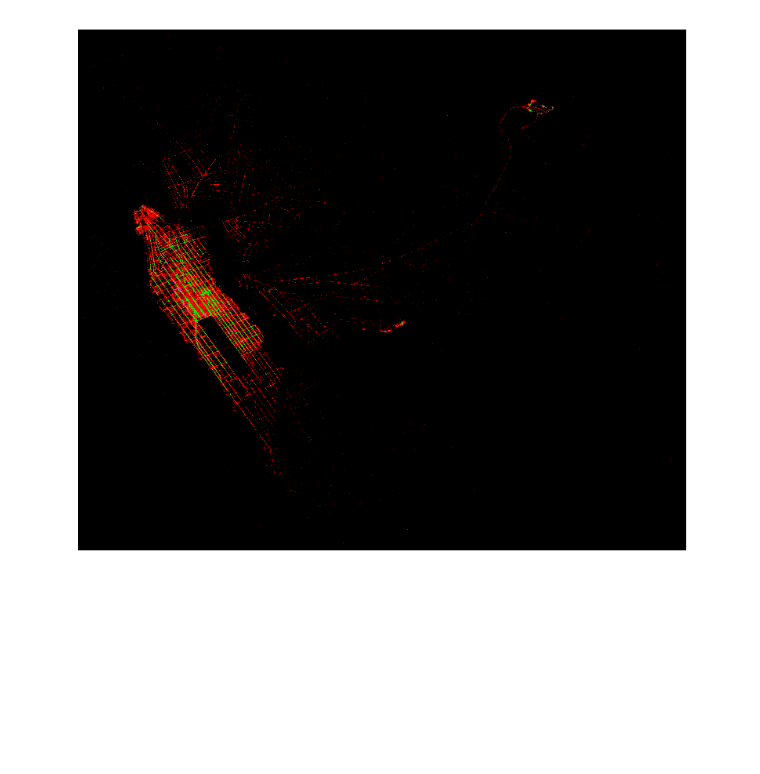
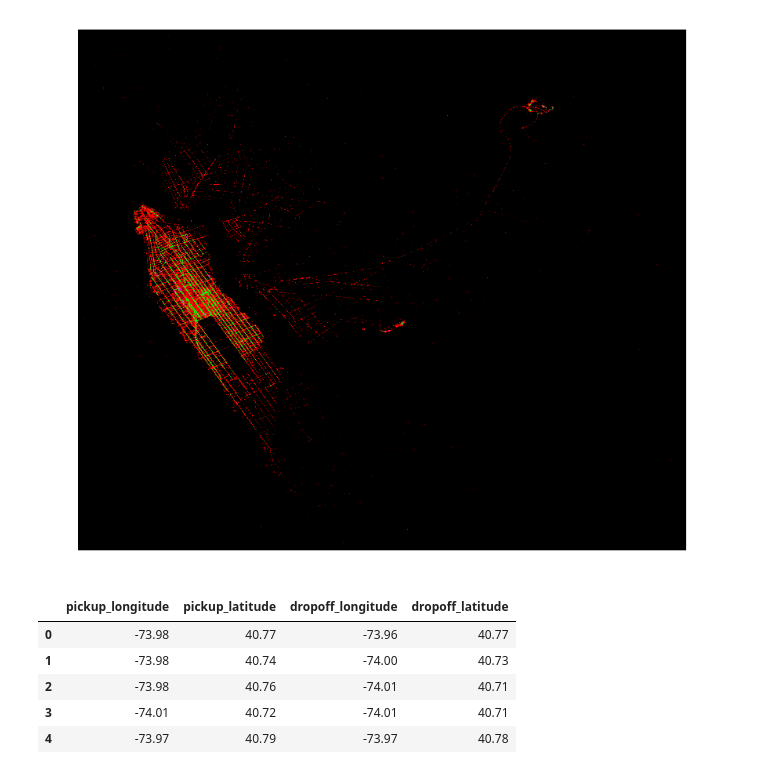
Before and after one commit to gadren/gadre_ninad_spring2018_BDSIA, a Jupyter notebook: Final_project/Scripts/Data Cleaning.ipynb, the cells around one changed output. Drawn from its saved outputs; the diff is of its cells as text; code cells hidden in the pictures; blank space fills up the shorter version.

```diff
--- a/Final_project/Scripts/Data Cleaning.ipynb
+++ b/Final_project/Scripts/Data Cleaning.ipynb
@@ -370,0 +372,9 @@ ax.set_axis_off()
+# %%
+np.round(location_df, decimals=2).head()
+# %% [output]
+|  | pickup_longitude | pickup_latitude | dropoff_longitude | dropoff_latitude |
+| 0 | -73.98 | 40.77 | -73.96 | 40.77 |
+| 1 | -73.98 | 40.74 | -74.00 | 40.73 |
+| 2 | -73.98 | 40.76 | -74.01 | 40.71 |
+| 3 | -74.01 | 40.72 | -74.01 | 40.71 |
+| 4 | -73.97 | 40.79 | -73.97 | 40.78 |
```
Also changed, not shown: parts of 9 cells of this notebook.
